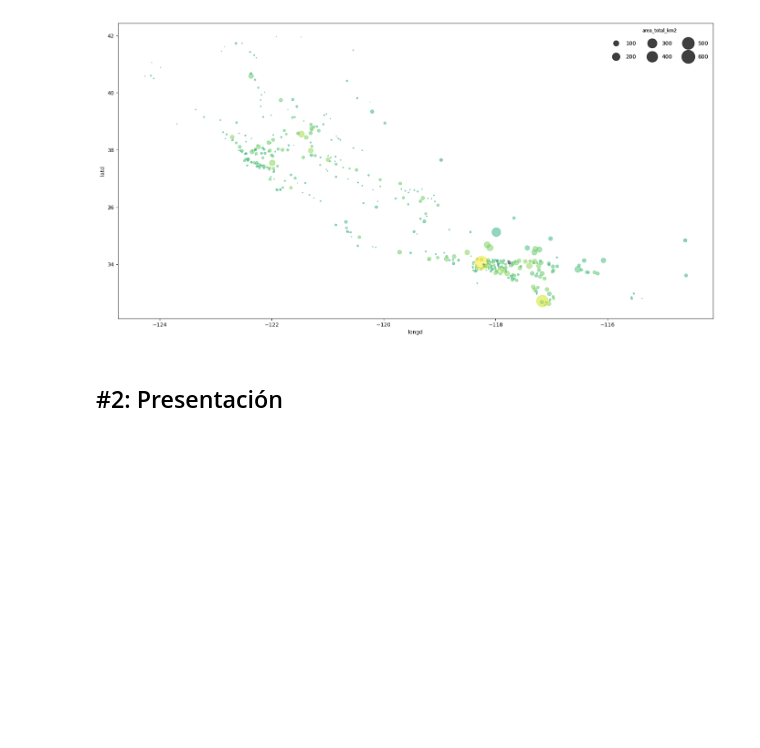
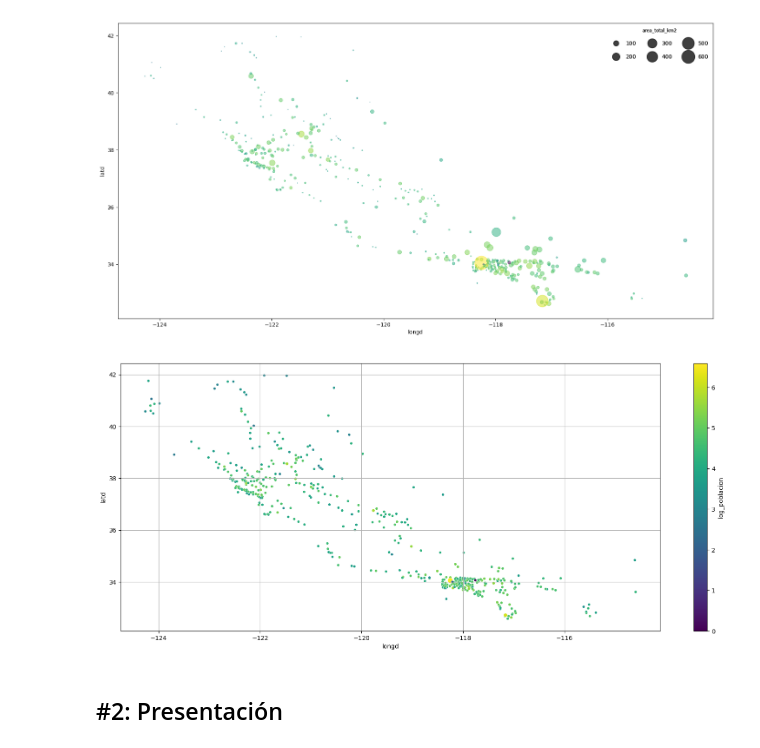
Before and after one commit to juanfcia/ds-bootcamp-juanfcia, a Jupyter notebook: 03_Data_Analysis/Sprint_08/Unidad_02_Visualizacion_Avanzada_Seaborn/03_Practica_Obligatoria/18_Practica_Obligatoria_Visualizacion_Avanzada.ipynb, the cells around one changed output. Saved outputs shown, nothing was run; the diff lists cells and outputs as text; code cells hidden in the pictures; blank space fills up the shorter version.

```diff
--- a/03_Data_Analysis/Sprint_08/Unidad_02_Visualizacion_Avanzada_Seaborn/03_Practica_Obligatoria/18_Practica_Obligatoria_Visualizacion_Avanzada.ipynb
+++ b/03_Data_Analysis/Sprint_08/Unidad_02_Visualizacion_Avanzada_Seaborn/03_Practica_Obligatoria/18_Practica_Obligatoria_Visualizacion_Avanzada.ipynb
@@ -89,0 +82,9 @@ memory usage: 50.0+ KB
+# %%
+df["elevation_m_from_ft"] = df.elevation_ft * 0.3048 # conversión de pies a metros
+# %%
+df.loc[df["elevation_m"].isna(), "elevation_m"] = df.loc[df["elevation_m"].isna(), "elevation_m_from_ft"]
+
+# Con esto solo sustituyo los nulos con la nueva columna
+# %%
+df = df.dropna()
+df
@@ -123,6 +197,24 @@ Pinta el diagrama de dispersión de longitud y latitud (longitud en las x, latit
 Un ejemplo de como podría salir para que lo tengas de referencia: (olvidate de la leyenda, auque si quieres como extra puedes intentar ver cómo crearla así)
 # %% [markdown]
 ![image.png](attachment:image.png)
+# %%
+df['log_poblacion'] = np.log10(df['population_total'])
+# %%
+# -- Aplicación de la función --
+# Enunciado: longitud en X, latitud en Y, tamaño por 'tamano_ciudad_miles' (columna de tamaño),
+# color por 'log_poblacion'.
+
+scatterplot_function(
+    df=df,
+    col_x='longd',
+    col_y='latd',
+    col_categorica='log_poblacion',
+    tamano='population_total',
+    escala=1/10000,
+    leyenda_colorbar='colorbar'
+)
+# %% [output]
+[figure, added]
 # %% [markdown]
 ## #2: Presentación
 # %% [markdown]
```
Also changed, not shown: parts of 10 cells of this notebook, 2 other files.
